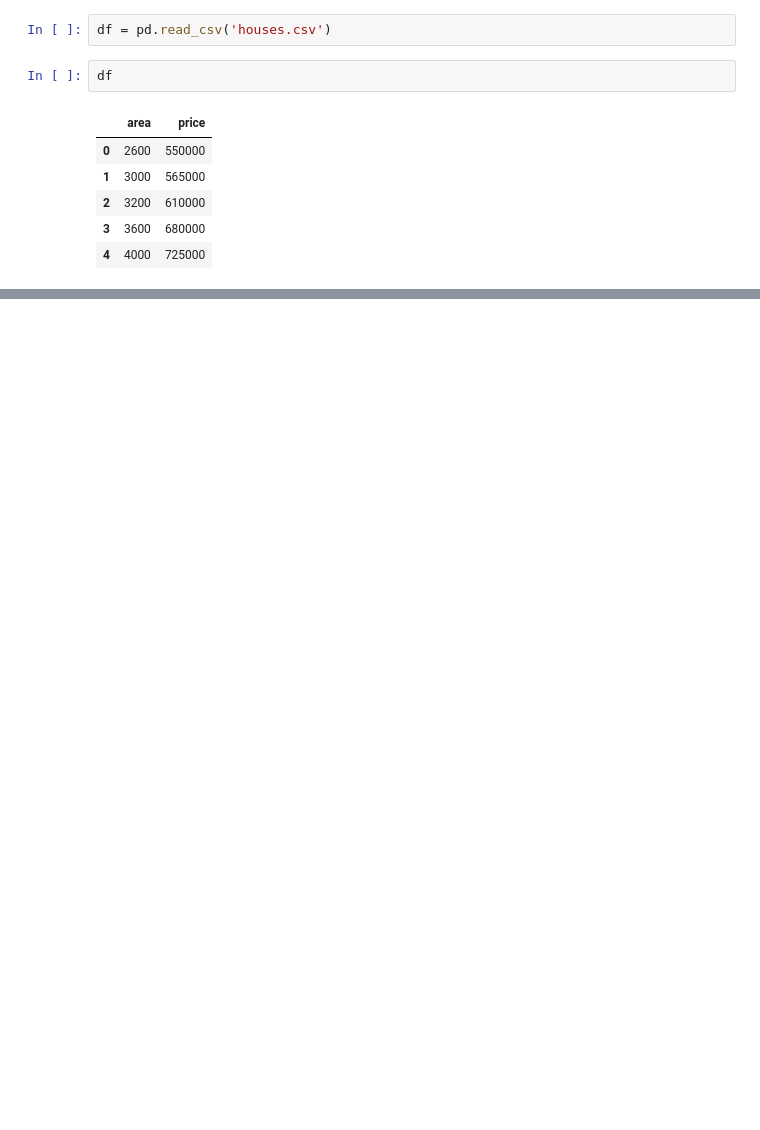
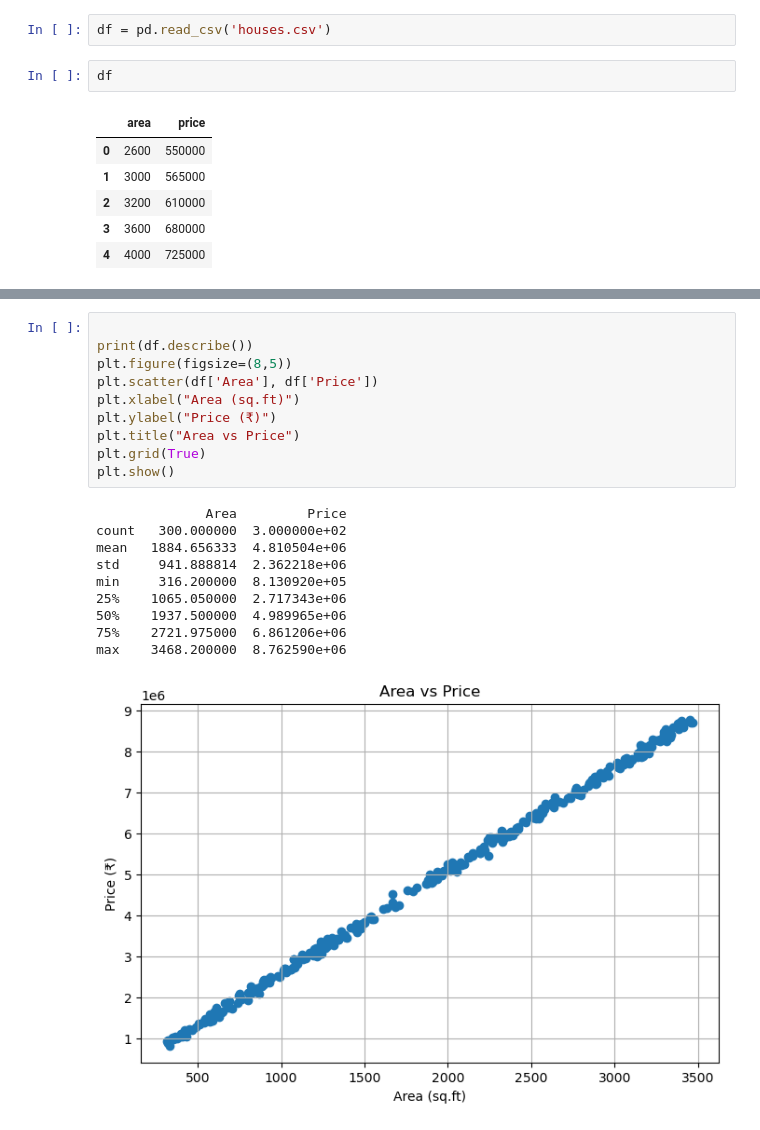
Before and after one commit to AnushkaDasila/House-prediction-systeem-, a Jupyter notebook: Untitled.ipynb, the cells around one changed output, grey strips where cells are left out. Drawn from its saved outputs; the diff is of its cells as text; blank space fills up the shorter version.

```diff
--- a/Untitled.ipynb
+++ b/Untitled.ipynb
@@ -38,0 +49,21 @@ UsageError: Line magic function `%matplotlib.inline` not found.
+# %%
+
+print(df.describe())
+plt.figure(figsize=(8,5))
+plt.scatter(df['Area'], df['Price'])
+plt.xlabel("Area (sq.ft)")
+plt.ylabel("Price (₹)")
+plt.title("Area vs Price")
+plt.grid(True)
+plt.show()
+# %% [output]
+              Area         Price
+count   300.000000  3.000000e+02
+mean   1884.656333  4.810504e+06
+std     941.888814  2.362218e+06
+min     316.200000  8.130920e+05
+25%    1065.050000  2.717343e+06
+50%    1937.500000  4.989965e+06
+75%    2721.975000  6.861206e+06
+max    3468.200000  8.762590e+06
+[figure, added]
```
Also changed, not shown: parts of 9 cells of this notebook.
